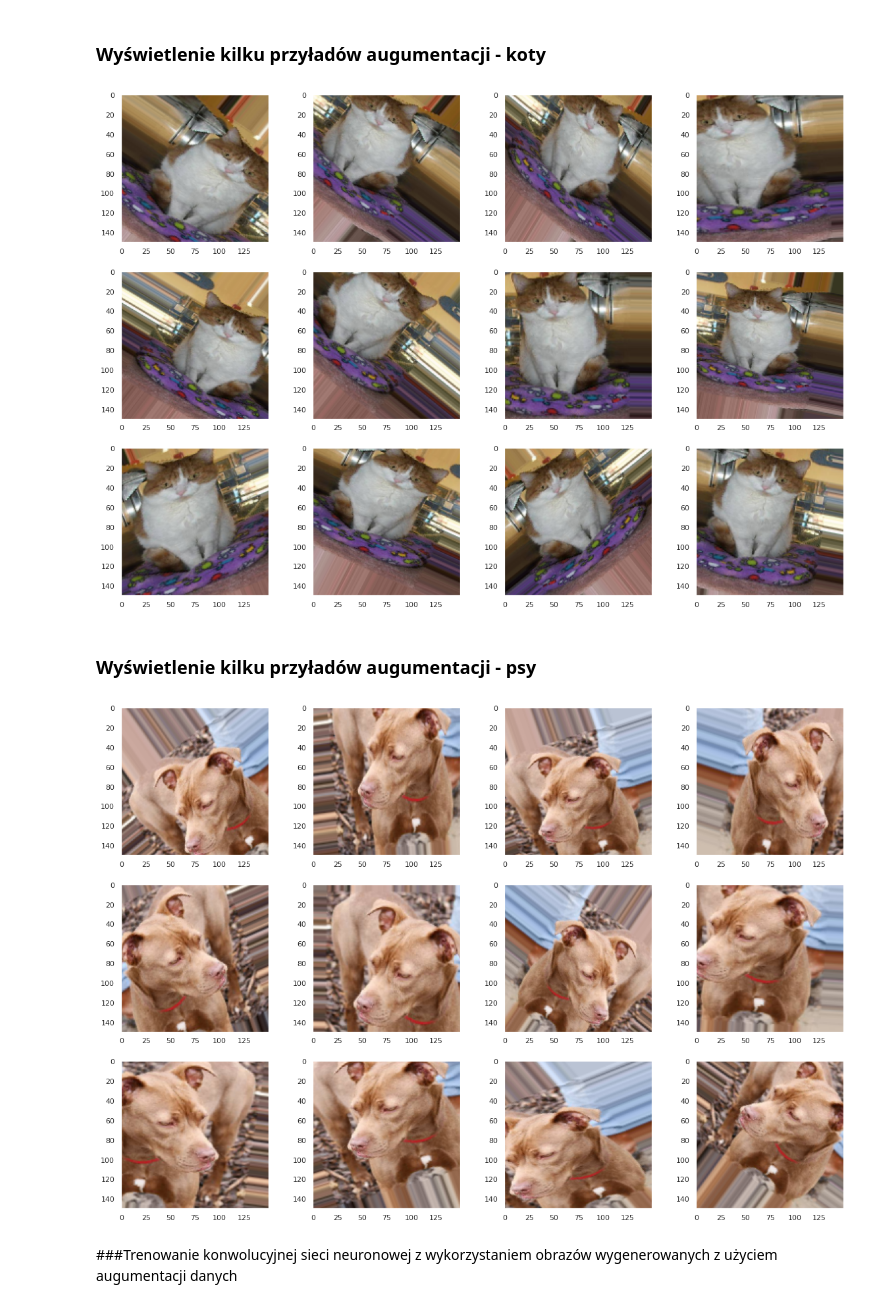
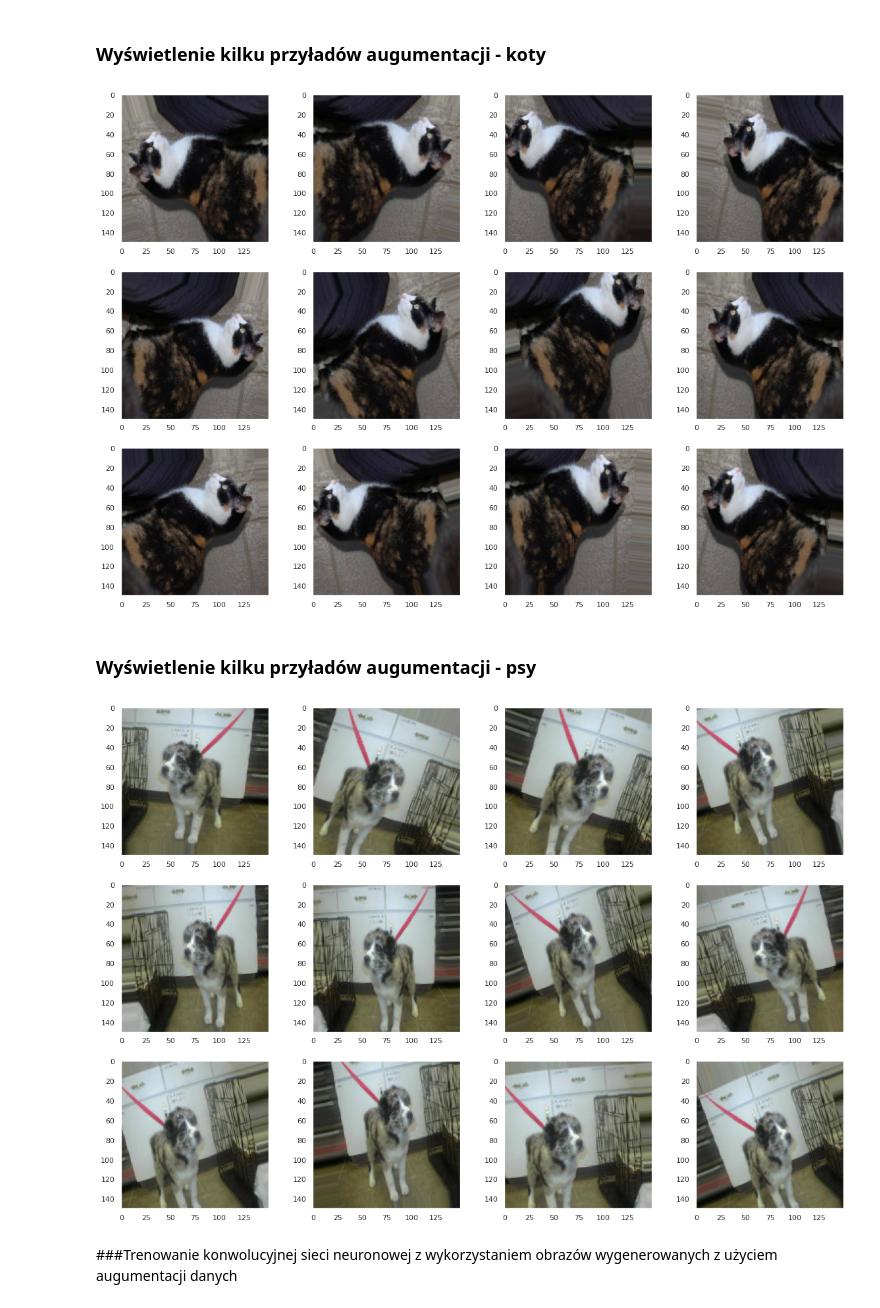
Before and after one commit to lukasztracz195/DeepLearningInPythonCourse, a Jupyter notebook: Lab1_catvsdogs.ipynb, the cells around one changed output. Drawn from its saved outputs; the diff is of its cells as text; code cells hidden in the pictures.

```diff
--- a/Lab1_catvsdogs.ipynb
+++ b/Lab1_catvsdogs.ipynb
@@ -401,21 +401,21 @@ datagen = ImageDataGenerator(rotation_range=40,
 # %%
 #@title Wybierz index obrazka w celu jego eksploracji
 from keras.preprocessing import image
 
-index = 435 #@param { type:'slider', min:0, max:999}
+index = 95 #@param { type:'slider', min:0, max:999}
 display_augment_images(train_cats_dir, index)
 # %% [output]
-[figure, old version]
+[figure, new version]
 # %% [markdown]
 ### Wyświetlenie kilku przyładów augumentacji - psy
 # %%
 #@title Wybierz index obrazka w celu jego eksploracji
 from keras.preprocessing import image
 
-index = 674 #@param { type:'slider', min:0, max:999}
+index = 833 #@param { type:'slider', min:0, max:999}
 display_augment_images(train_dogs_dir, index)
 # %% [output]
-[figure, old version]
+[figure, new version]
 # %% [markdown]
 ###Trenowanie konwolucyjnej sieci neuronowej z wykorzystaniem obrazów wygenerowanych z użyciem augumentacji danych
 # %%
```
Also changed, not shown: parts of 8 cells of this notebook.
